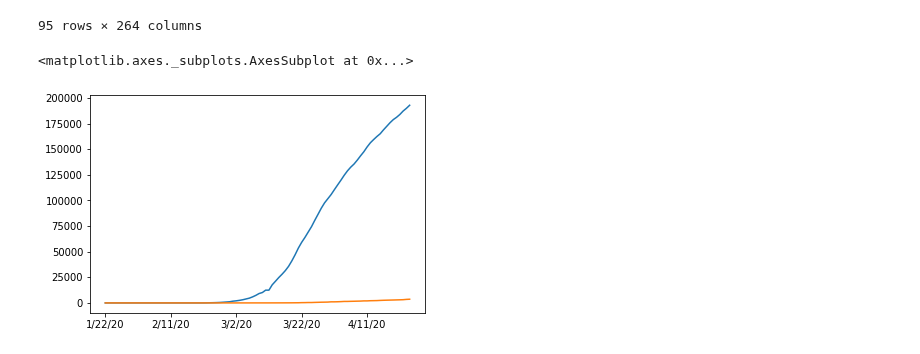
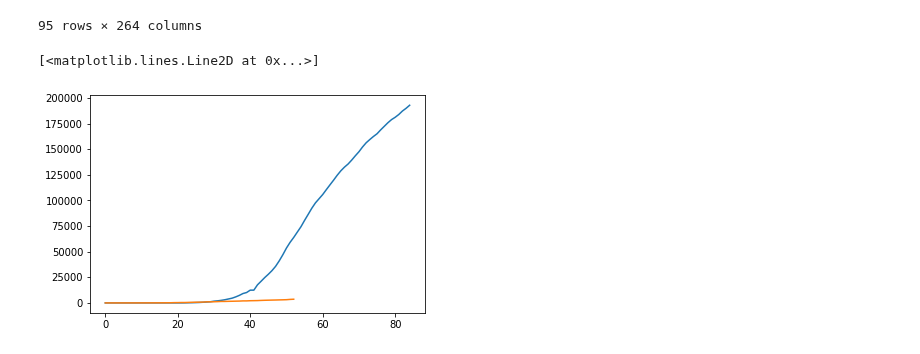
Before and after one commit to guillermohenrion/Intro-Python, a Jupyter notebook: Exploración_con_pandas.ipynb, the cells around one changed output. Cells and saved outputs as stored; diff of their text form; code cells hidden in the pictures.

```diff
--- a/Exploración_con_pandas.ipynb
+++ b/Exploración_con_pandas.ipynb
@@ -44,10 +46,14 @@ df_covid_t
 # %%
 df_covid_t.head()
 df_covid_t0=df_covid_t[1:]
+
 df_covid_t0_Argentina=df_covid_t0["Argentina"]
+df_covid_t0_Argentina=df_covid_t0_Argentina[df_covid_t0_Argentina>0]
+
 df_covid_t0_Italia=df_covid_t0["Italy"]
-df_covid_t0_Italia.plot()
-df_covid_t0_Argentina.plot()
+df_covid_t0_Italia=df_covid_t0_Italia[df_covid_t0_Italia>0]
+
+cnt_I=df_covid_t0_Italia.count()
+cnt_A=df_covid_t0_Argentina.count()
+I=[0]*cnt_I
+A=[0]*cnt_A
-# %% [output]
-<matplotlib.axes._subplots.AxesSubplot at 0x...>
-[figure, removed]
@@ -56,0 +60,8 @@ df_covid_t0_Argentina.plot()
+# %%
+import matplotlib.pyplot as plt
+
+plt.plot(df_covid_t0_Italia.to_list())
+plt.plot(df_covid_t0_Argentina.to_list())
+# %% [output]
+[<matplotlib.lines.Line2D at 0x...>]
+[figure, added]
```
Also changed, not shown: parts of 2 cells of this notebook.
